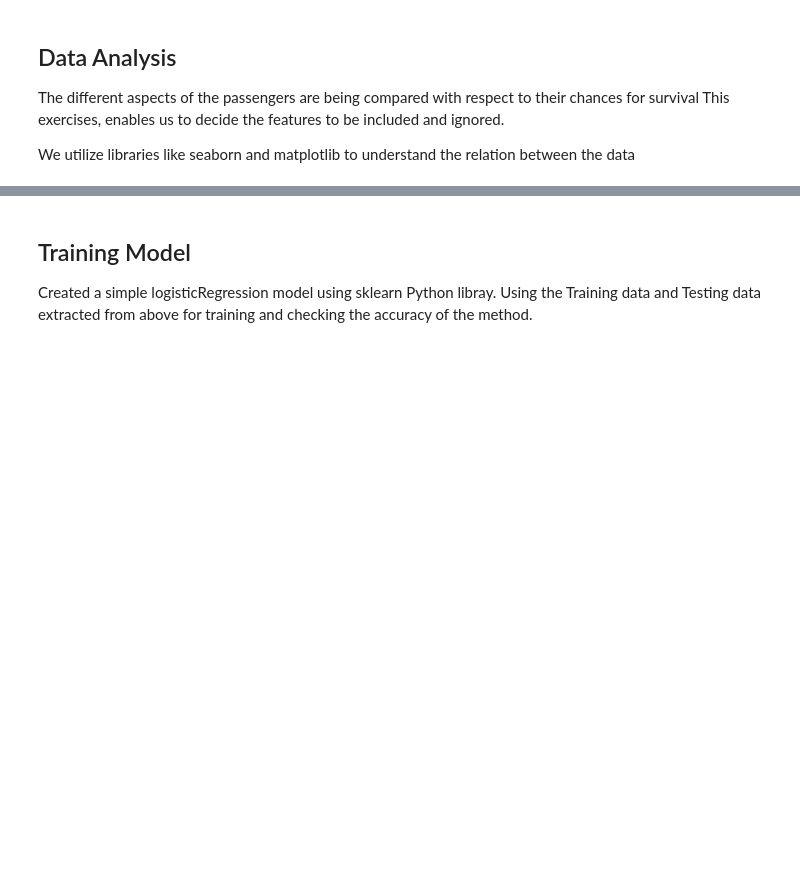
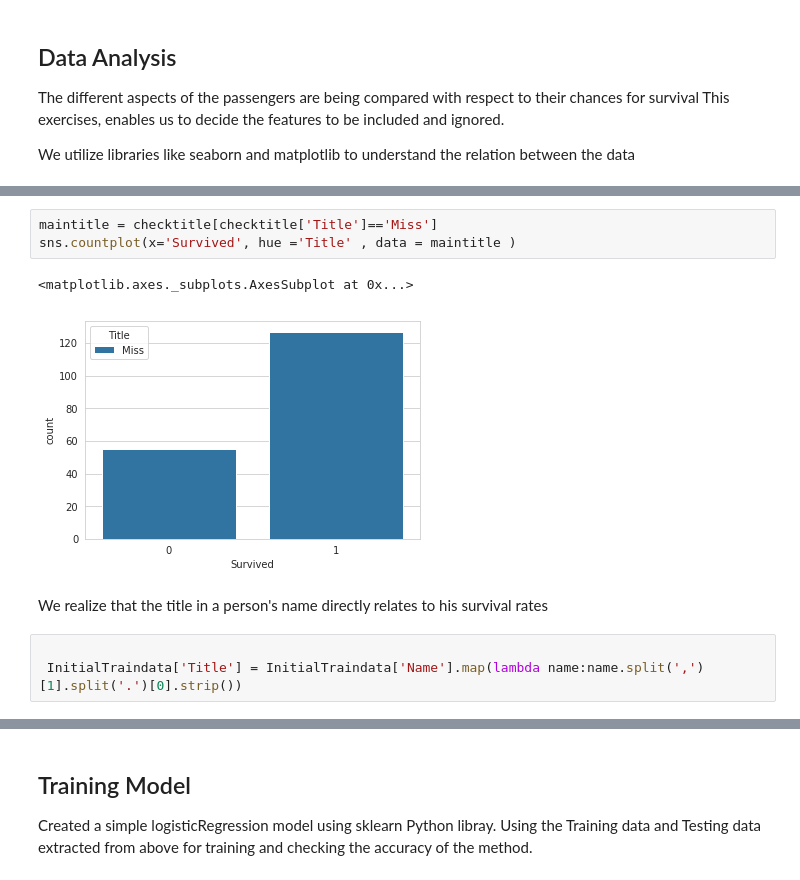
Before and after one commit to ssanishk/Titanic-Kaggle-Problem, a Jupyter notebook: Titanic-Kaggle.ipynb, the cells around one changed output, grey strips where cells are left out. Drawn from its saved outputs; the diff is of its cells as text; blank space fills up the shorter version.

```diff
--- a/Titanic-Kaggle.ipynb
+++ b/Titanic-Kaggle.ipynb
@@ -63,0 +189,11 @@ survived.Pclass.value_counts()
+# %%
+maintitle = checktitle[checktitle['Title']=='Miss']
+sns.countplot(x='Survived', hue ='Title' , data = maintitle )
+# %% [output]
+<matplotlib.axes._subplots.AxesSubplot at 0x...>
+[figure, added]
+# %% [markdown]
+We realize  that the title in a person's name directly relates to his survival rates
+# %%
+
+ InitialTraindata['Title'] = InitialTraindata['Name'].map(lambda name:name.split(',')[1].split('.')[0].strip())
```
Also changed, not shown: parts of 24 cells of this notebook.
